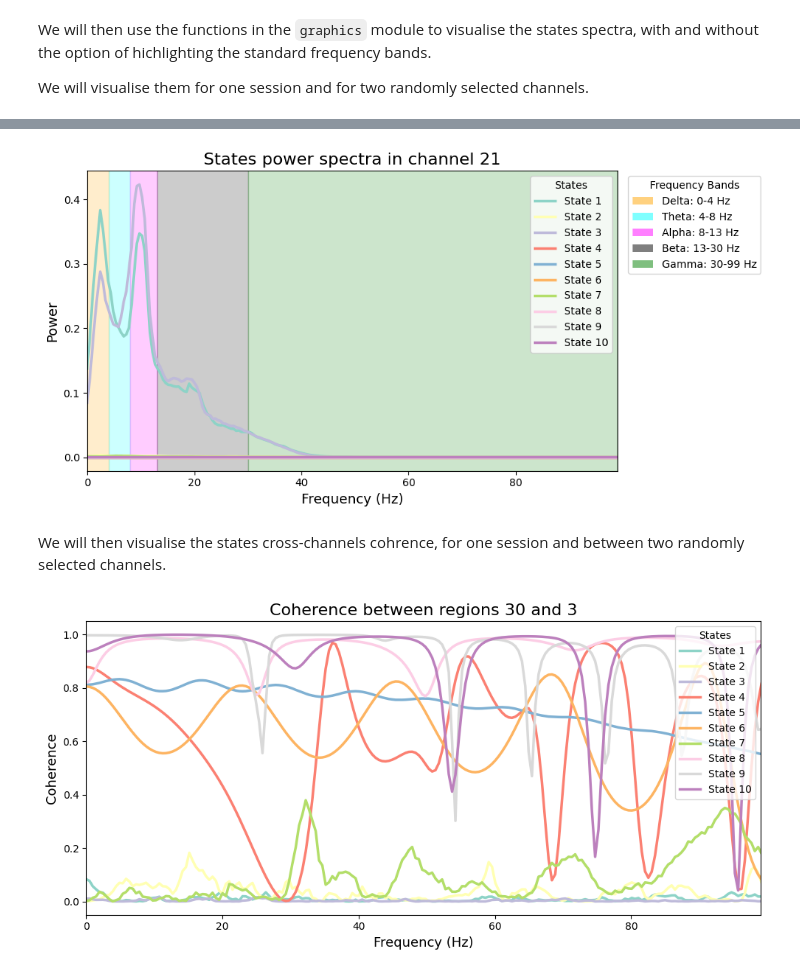
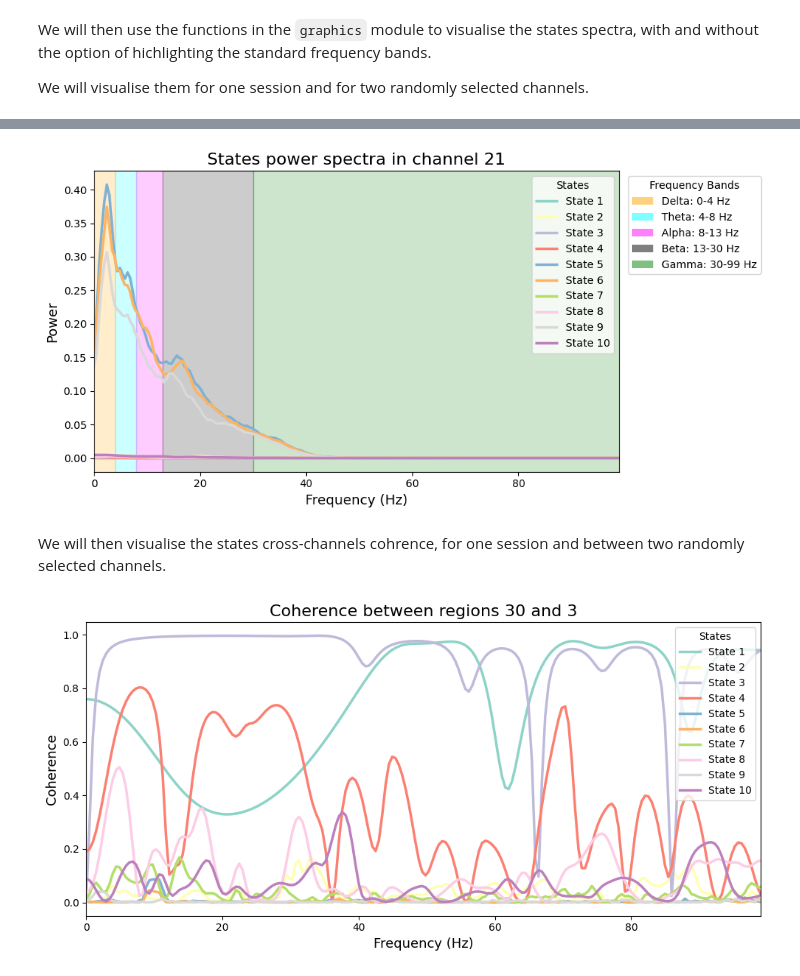
Before and after one commit to CFIN-analysis/analysis_workshop_26May, a Jupyter notebook: Notebooks/1_GLHMM_intro_module_tutorial.ipynb, the cells around one changed output, grey strips where cells are left out. Saved outputs shown, nothing was run; the diff lists cells and outputs as text; code cells hidden in the pictures.

```diff
--- a/Notebooks/1_GLHMM_intro_module_tutorial.ipynb
+++ b/Notebooks/1_GLHMM_intro_module_tutorial.ipynb
@@ -319,7 +303,7 @@ You can also specify in the options for the spectral analysis `fpass`, the frequ
 Check the [documentation](https://glhmm.readthedocs.io/en/latest/spectral.html) on how to specify more options for the multitaper spectral analysis.
 # %%
 # get states spectral properties
-options = {'embeddedlags':list(lags), 'fpass':[0,100]}
+options = {'embeddedlags':lags, 'fpass':[0,100]}
 spectral_measures = spectral.multitaper_spectral_analysis(Y, idx_data, Fs=250, Gamma=Gamma, options=options)
 # %% [markdown]
 The output of the `multitaper_spectral_analysis` function is a dictionary containing:
@@ -349,18 +333,18 @@ graphics.plot_state_psd(psd[selected_session,:,selected_channel],
 # %%
 # plot the state power spectra for a specific session, and channel
 
 selected_channel = 21
-selected_session = 2
+selected_session = 0
 
 f = spectral_measures['f']
 psd = spectral_measures['p']
 
 graphics.plot_state_psd(psd[selected_session,:,selected_channel],
                         f,
                         highlight_freq=True,
                         title="States power spectra in channel %d"%selected_channel,)
 # %% [output]
-[figure, old version]
+[figure, new version]
 # %% [markdown]
 We will then visualise the states cross-channels cohrence, for one session and between two randomly selected channels.
 # %%
@@ -374,4 +358,4 @@ graphics.plot_state_coherence(coh[selected_session,:,chann_1,chann_2],
                               #highlight_freq=True,
                               )
 # %% [output]
-[figure, old version]
+[figure, new version]
```
Also changed, not shown: parts of 8 cells of this notebook, 2 other files.
